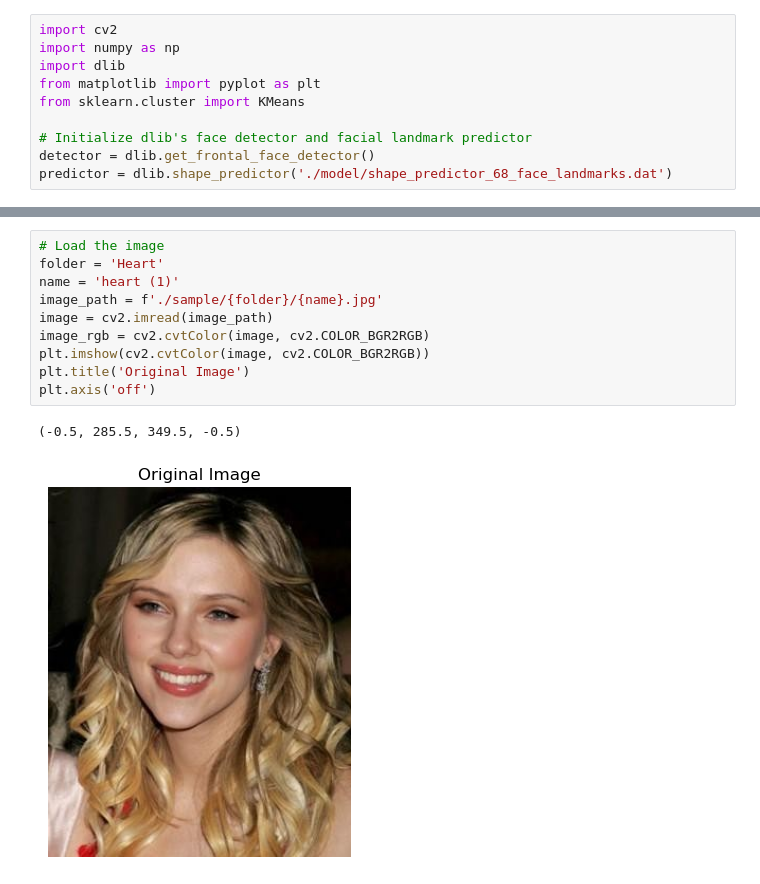
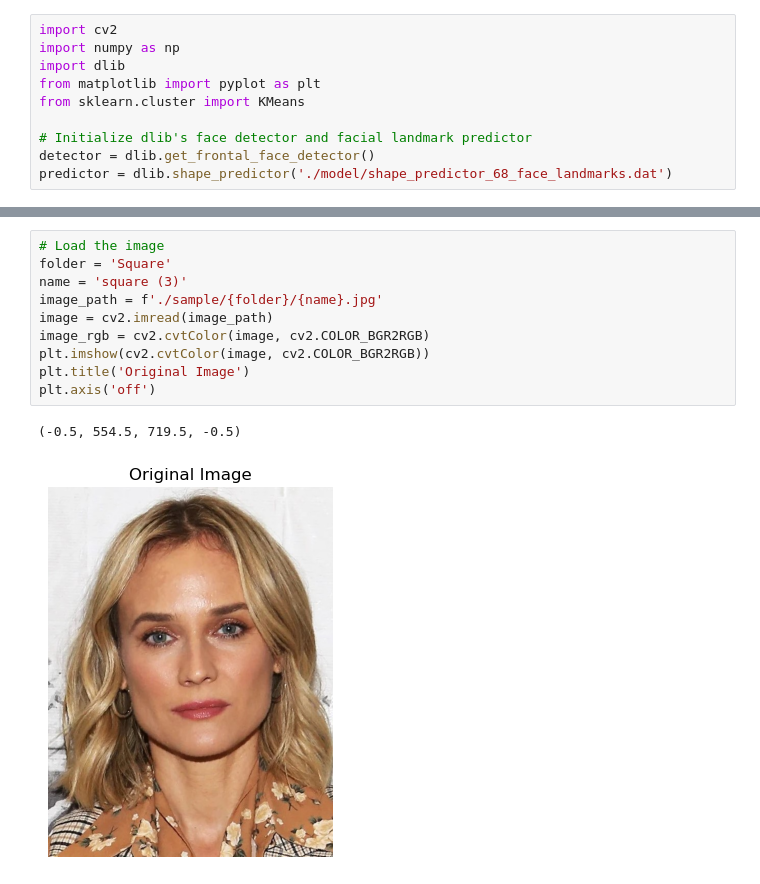
Before and after one commit to Beeditor04/Facial-Features-for-Glasses-Frame-Recommendation-System, a Jupyter notebook: 2.skinToneTypeDetection.ipynb, the cells around one changed output, grey strips where cells are left out. Saved outputs shown, nothing was run; the diff lists cells and outputs as text.

```diff
--- a/2.skinToneTypeDetection.ipynb
+++ b/2.skinToneTypeDetection.ipynb
@@ -11,16 +49,16 @@ predictor = dlib.shape_predictor('./model/shape_predictor_68_face_landmarks.dat'
 # %%
 # Load the image
-folder = 'Heart'
-name = 'heart (1)'
+folder = 'Square'
+name = 'square (3)'
 image_path = f'./sample/{folder}/{name}.jpg'
 image = cv2.imread(image_path)
 image_rgb = cv2.cvtColor(image, cv2.COLOR_BGR2RGB)
 plt.imshow(cv2.cvtColor(image, cv2.COLOR_BGR2RGB))
 plt.title('Original Image')
 plt.axis('off')
 # %% [output]
-(-0.5, 285.5, 349.5, -0.5)
+(-0.5, 554.5, 719.5, -0.5)
-[figure, old version]
+[figure, new version]
 # %%
 # Step 1: Identify face landmarks using dlib
 gray = cv2.cvtColor(image, cv2.COLOR_BGR2GRAY)
```
Also changed, not shown: parts of 2 cells of this notebook, 2 other files.
